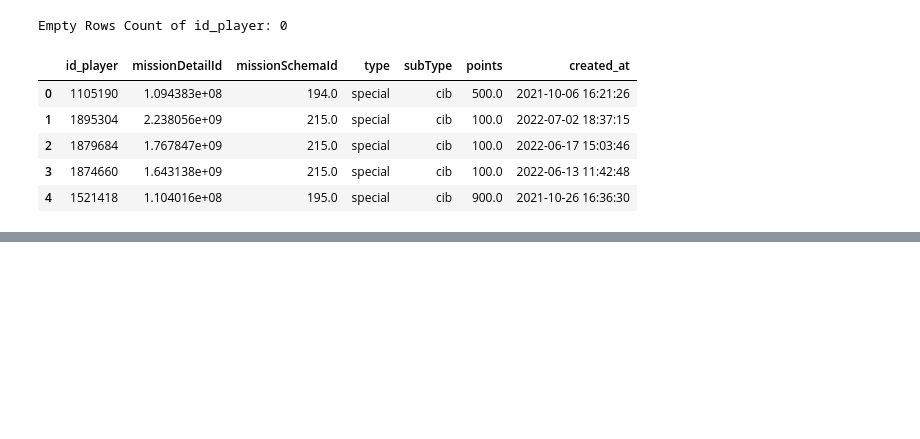
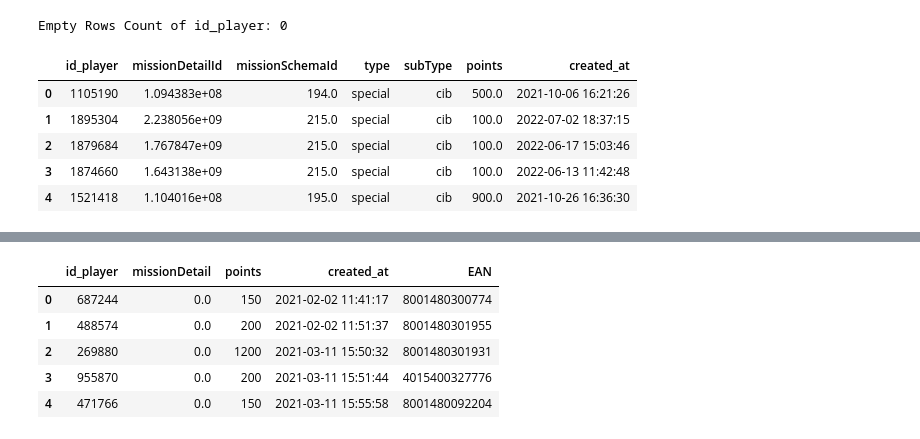
Before and after one commit to maazhussaini/Fater-Challenge, a Jupyter notebook: PythonCode/Code.ipynb, the cells around one changed output, grey strips where cells are left out. Cells and saved outputs as stored; diff of their text form; code cells hidden in the pictures; blank space fills up the shorter version.

```diff
--- a/PythonCode/Code.ipynb
+++ b/PythonCode/Code.ipynb
@@ -348,0 +434,11 @@ Empty Rows Count of id_player: 0
+# %%
+product_loaded_df = pd.read_csv("./DataSets/product_loaded.csv")
+
+product_loaded_df.head()
+# %% [output]
+|  | id_player | missionDetail | points | created_at | EAN |
+| 0 | 687244 | 0.0 | 150 | 2021-02-02 11:41:17 | 8001480300774 |
+| 1 | 488574 | 0.0 | 200 | 2021-02-02 11:51:37 | 8001480301955 |
+| 2 | 269880 | 0.0 | 1200 | 2021-03-11 15:50:32 | 8001480301931 |
+| 3 | 955870 | 0.0 | 200 | 2021-03-11 15:51:44 | 4015400327776 |
+| 4 | 471766 | 0.0 | 150 | 2021-03-11 15:55:58 | 8001480092204 |
```
Also changed, not shown: parts of 14 cells of this notebook.
